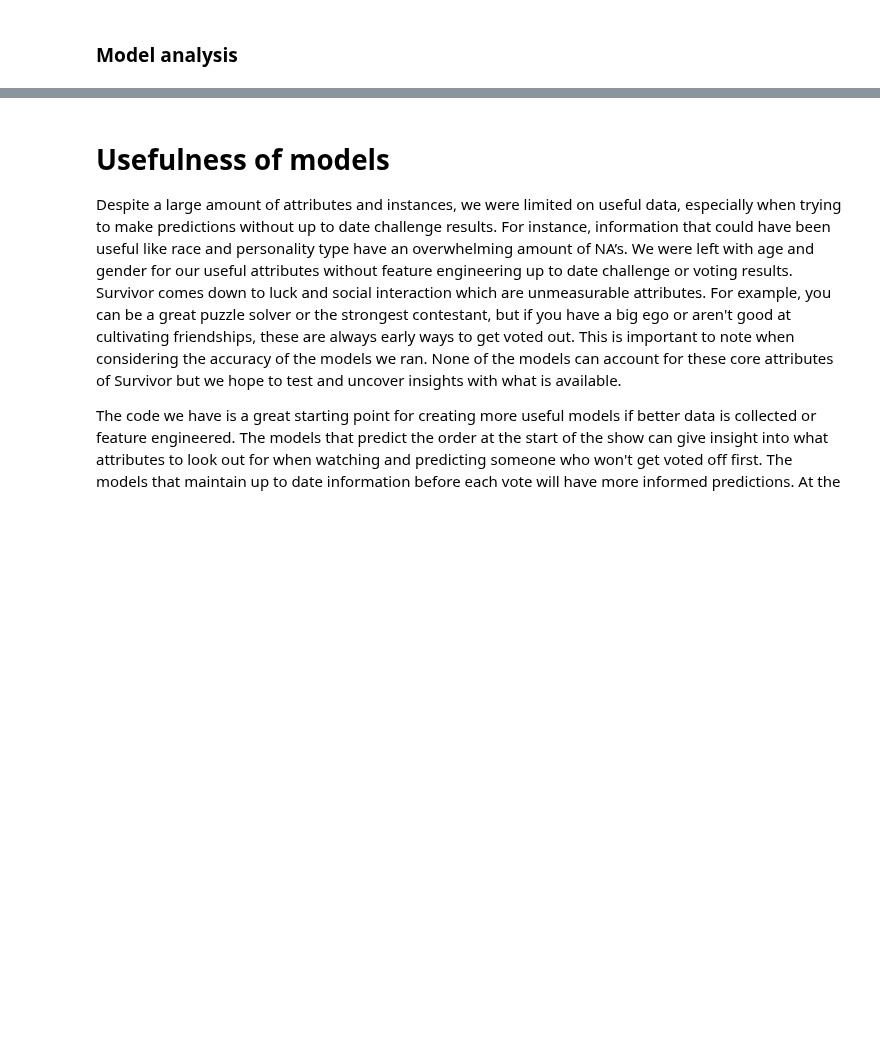
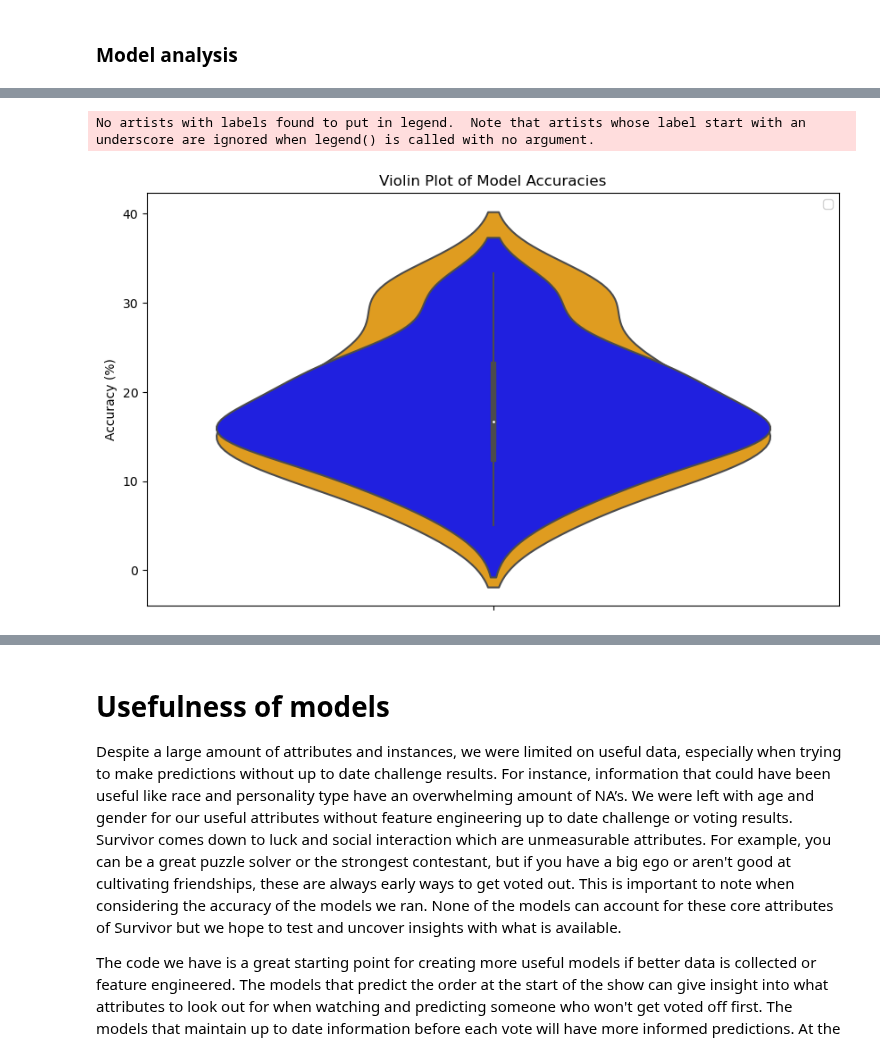
Before and after one commit to DotSumWedge/SurvivorAnalysis, a Jupyter notebook: SurvivorLabTwo.ipynb, the cells around one changed output, grey strips where cells are left out. Drawn from its saved outputs; the diff is of its cells as text; code cells hidden in the pictures; blank space fills up the shorter version.

```diff
--- a/SurvivorLabTwo.ipynb
+++ b/SurvivorLabTwo.ipynb
@@ -446,0 +488,22 @@ ValueError: The number of FixedLocator locations (0), usually from a call to set
+# %%
+# Set up the figure and axis
+fig, ax = plt.subplots(figsize=(10,6))
+
+# Plot violin plot for Support Vector Machine model
+sns.violinplot(y=accuracies_support_vector_machine, color='orange', label='Support Vector Machine', alpha=0.1)
+
+# Plot violin plot for Random Forest model
+sns.violinplot(y=accuracies_random_forest, color='blue', label='Random Forest', alpha=0.1)
+
+# Set title and labels
+plt.title('Violin Plot of Model Accuracies')
+plt.ylabel('Accuracy (%)')
+
+# Add a legend
+plt.legend()
+
+# Show the plot
+plt.show()
+# %% [output]
+No artists with labels found to put in legend.  Note that artists whose label start with an underscore are ignored when legend() is called with no argument.
+[figure, added]
```
Also changed, not shown: parts of 15 cells of this notebook.
